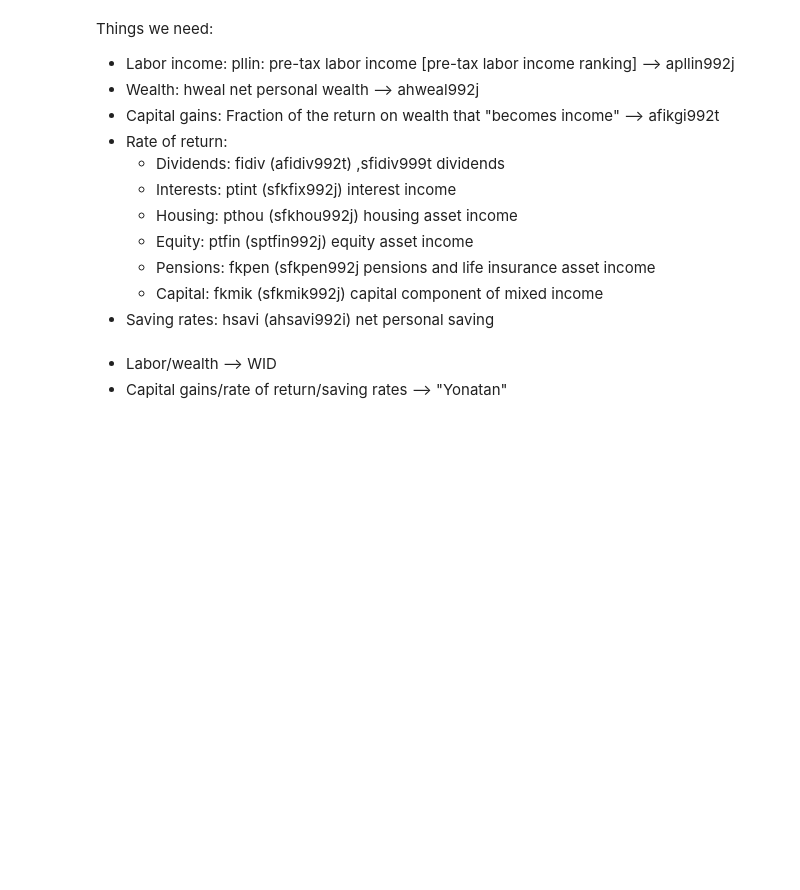
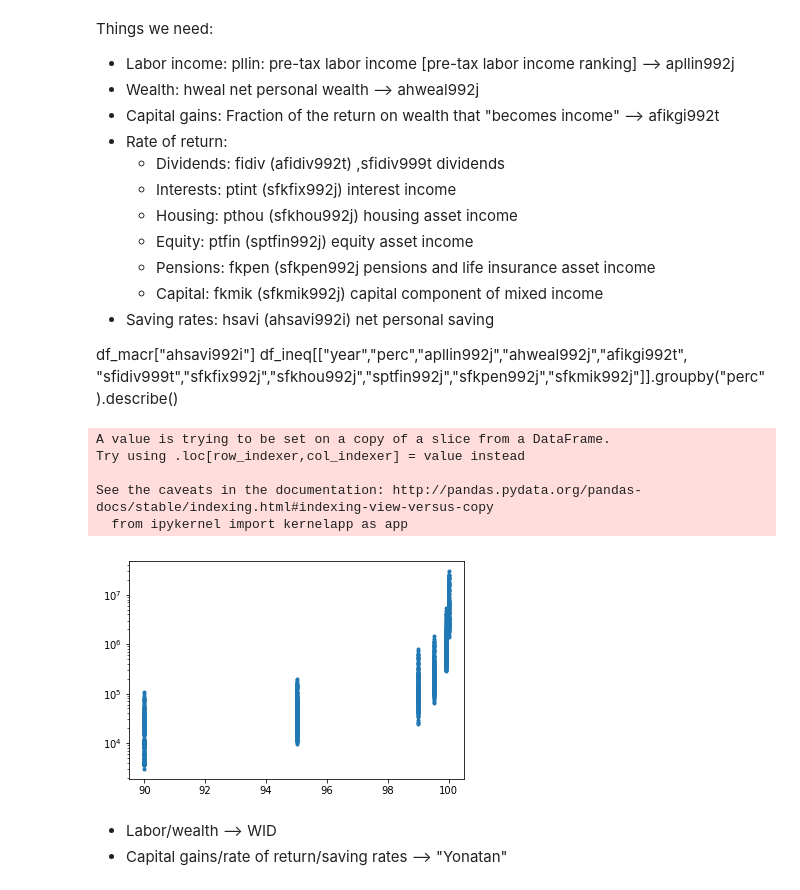
Before and after one commit to jgarciab/income_inequality, a Jupyter notebook: income_inequality.ipynb, the cells around one changed output. Cells and saved outputs as stored; diff of their text form; code cells hidden in the pictures; blank space fills up the shorter version.

```diff
--- a/income_inequality.ipynb
+++ b/income_inequality.ipynb
@@ -22,6 +22,26 @@ Things we need:
     - Pensions: fkpen    (sfkpen992j                     pensions and life insurance asset income
     - Capital: fkmik  (sfkmik992j)                       capital component of mixed income
 - Saving rates: hsavi  (ahsavi992i)                       net personal saving
+
+df_macr["ahsavi992i"]
+df_ineq[["year","perc","apllin992j","ahweal992j","afikgi992t",
+         "sfidiv999t","sfkfix992j","sfkhou992j","sptfin992j","sfkpen992j","sfkmik992j"]].groupby("perc").describe()
+# %%
+a = df_ineq[["year","perc","aficap992t"]]
+a["perc"] = a["perc"].apply(lambda x: x.split("p")[1]).astype(float)
+a = a.sort_values(by="perc")
+#a = a.loc[a["year"]==1990].dropna()
+for year,data in a.groupby("year"):
+    plt.plot(data["perc"],data["aficap992t"],".-")
+
+plt.yscale("log")
+# %% [output]
+A value is trying to be set on a copy of a slice from a DataFrame.
+Try using .loc[row_indexer,col_indexer] = value instead
+
+See the caveats in the documentation: http://pandas.pydata.org/pandas-docs/stable/indexing.html#indexing-view-versus-copy
+  from ipykernel import kernelapp as app
+[figure, added]
 # %% [markdown]
 - Labor/wealth --> WID
 - Capital gains/rate of return/saving rates --> "Yonatan"
```
Also changed, not shown: parts of 14 cells of this notebook, 2 other files.
